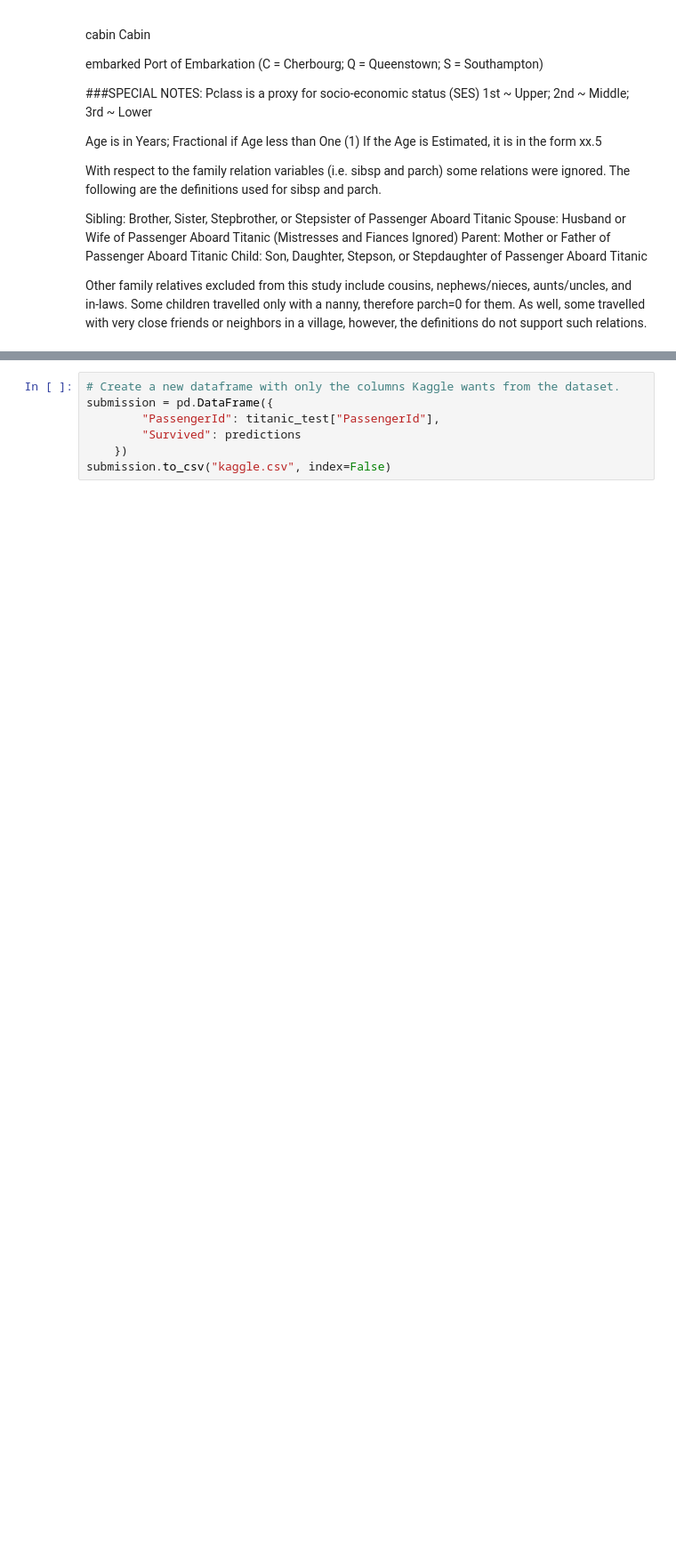
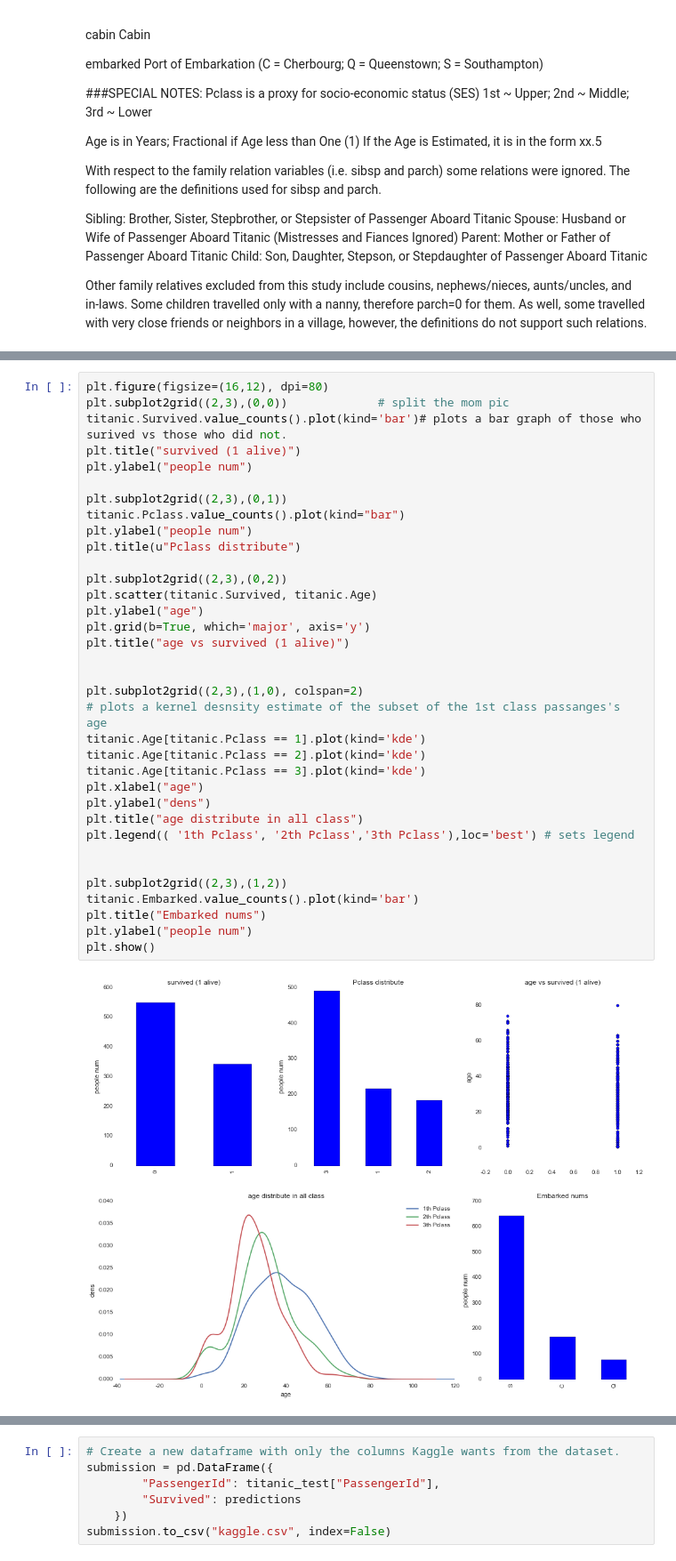
Before and after one commit to xchaoo/titanic, a Jupyter notebook: kaggle-titanic.ipynb, the cells around one changed output, grey strips where cells are left out. Shown at 89% size. Cells and saved outputs as stored; diff of their text form; blank space fills up the shorter version.

```diff
--- a/kaggle-titanic.ipynb
+++ b/kaggle-titanic.ipynb
@@ -154,0 +155,37 @@ max      6.000000  512.329200
+# %%
+plt.figure(figsize=(16,12), dpi=80)
+plt.subplot2grid((2,3),(0,0))             # split the mom pic
+titanic.Survived.value_counts().plot(kind='bar')# plots a bar graph of those who surived vs those who did not.
+plt.title("survived (1 alive)")
+plt.ylabel("people num")
+
+plt.subplot2grid((2,3),(0,1))
+titanic.Pclass.value_counts().plot(kind="bar")
+plt.ylabel("people num")
+plt.title(u"Pclass distribute")
+
+plt.subplot2grid((2,3),(0,2))
+plt.scatter(titanic.Survived, titanic.Age)
+plt.ylabel("age")
+plt.grid(b=True, which='major', axis='y')
+plt.title("age vs survived (1 alive)")
+
+
+plt.subplot2grid((2,3),(1,0), colspan=2)
+# plots a kernel desnsity estimate of the subset of the 1st class passanges's age
+titanic.Age[titanic.Pclass == 1].plot(kind='kde')
+titanic.Age[titanic.Pclass == 2].plot(kind='kde')
+titanic.Age[titanic.Pclass == 3].plot(kind='kde')
+plt.xlabel("age")
+plt.ylabel("dens")
+plt.title("age distribute in all class")
+plt.legend(( '1th Pclass', '2th Pclass','3th Pclass'),loc='best') # sets legend
+
+
+plt.subplot2grid((2,3),(1,2))
+titanic.Embarked.value_counts().plot(kind='bar')
+plt.title("Embarked nums")
+plt.ylabel("people num")
+plt.show()
+# %% [output]
+[figure, added]
```
Also changed, not shown: parts of 29 cells of this notebook, 2 other files.
